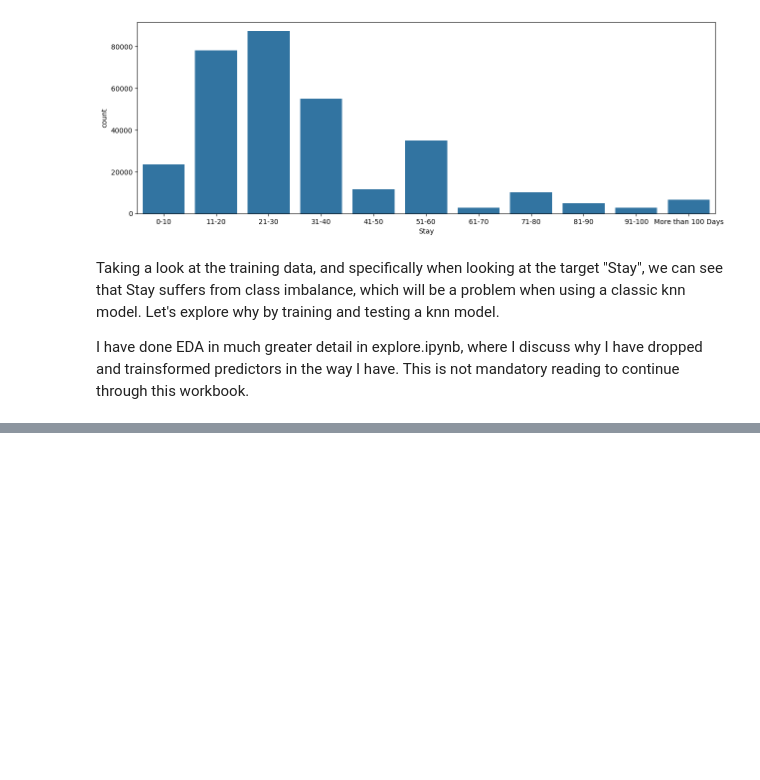
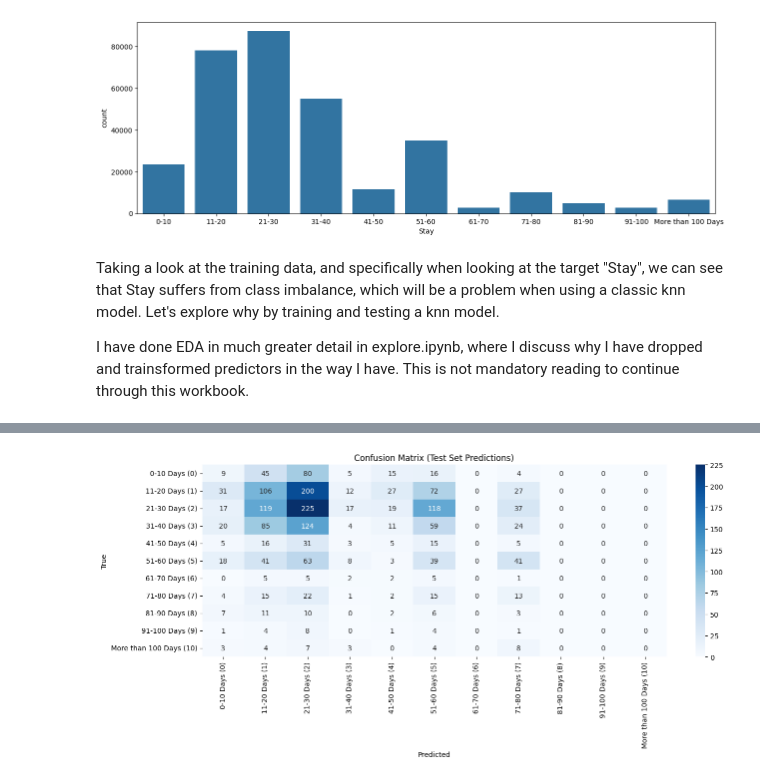
Before and after one commit to JTPiingtoh/healthcare_data_predict_stay, a Jupyter notebook: main.ipynb, the cells around one changed output, grey strips where cells are left out. Cells and saved outputs as stored; diff of their text form; code cells hidden in the pictures; blank space fills up the shorter version.

```diff
--- a/main.ipynb
+++ b/main.ipynb
@@ -11,5 +11,5 @@ import scipy.stats as scs
 KNN models, specifically KNN classifiers, are exellent at predicting on balanced datasets. However, while I was trying to predict the length of stay from a dataset containing patient data, I found that my model's were performing poorly.
 # %%
 # training dataframe from synthetic dataset
-df_train = pd.read_csv('train_data.csv')
+df = pd.read_csv('train_data.csv')
 # %%
@@ -27,5 +27,16 @@ countplot(data=df_train, x=df_train["Stay"].sort_values(), ax=ax)
 Taking a look at the training data, and specifically when looking at the target "Stay", we can see that Stay suffers from class imbalance, which will be a problem when using a classic knn model. Let's explore why by training and testing a knn model.
 
 I have done EDA in much greater detail in explore.ipynb, where I discuss why I have dropped and trainsformed predictors in the way I have. This is not mandatory reading to continue through this workbook.
+# %%
+def remove_fields(cols:list, columns_to_drop):
+
+    cols2 = []
+
+    for col in cols:
+        if not col in columns_to_drop:
+            cols2.append(col)
+            # print(cols)
+
+    return cols2
 # %%
 from sklearn.neighbors import KNeighborsClassifier
@@ -36,0 +129,20 @@ knn.fit
+# %%
+from sklearn.metrics import confusion_matrix
+
+cm = confusion_matrix(y_test, y_pred)
+
+class_labels = [
+    "0-10 Days (0)", "11-20 Days (1)", "21-30 Days (2)", "31-40 Days (3)",
+    "41-50 Days (4)", "51-60 Days (5)", "61-70 Days (6)", "71-80 Days (7)",
+    "81-90 Days (8)", "91-100 Days (9)", "More than 100 Days (10)"
+]
+
+# Visualize the confusion matrix with class labels
+plt.figure(figsize=(15, 5))
+heatmap(cm, annot=True, fmt='d', cmap='Blues', xticklabels=class_labels, yticklabels=class_labels)
+plt.xlabel('Predicted')
+plt.ylabel('True')
+plt.title('Confusion Matrix (Test Set Predictions)')
+plt.show()
+# %% [output]
+[figure, added]
```
Also changed, not shown: parts of 9 cells of this notebook.
